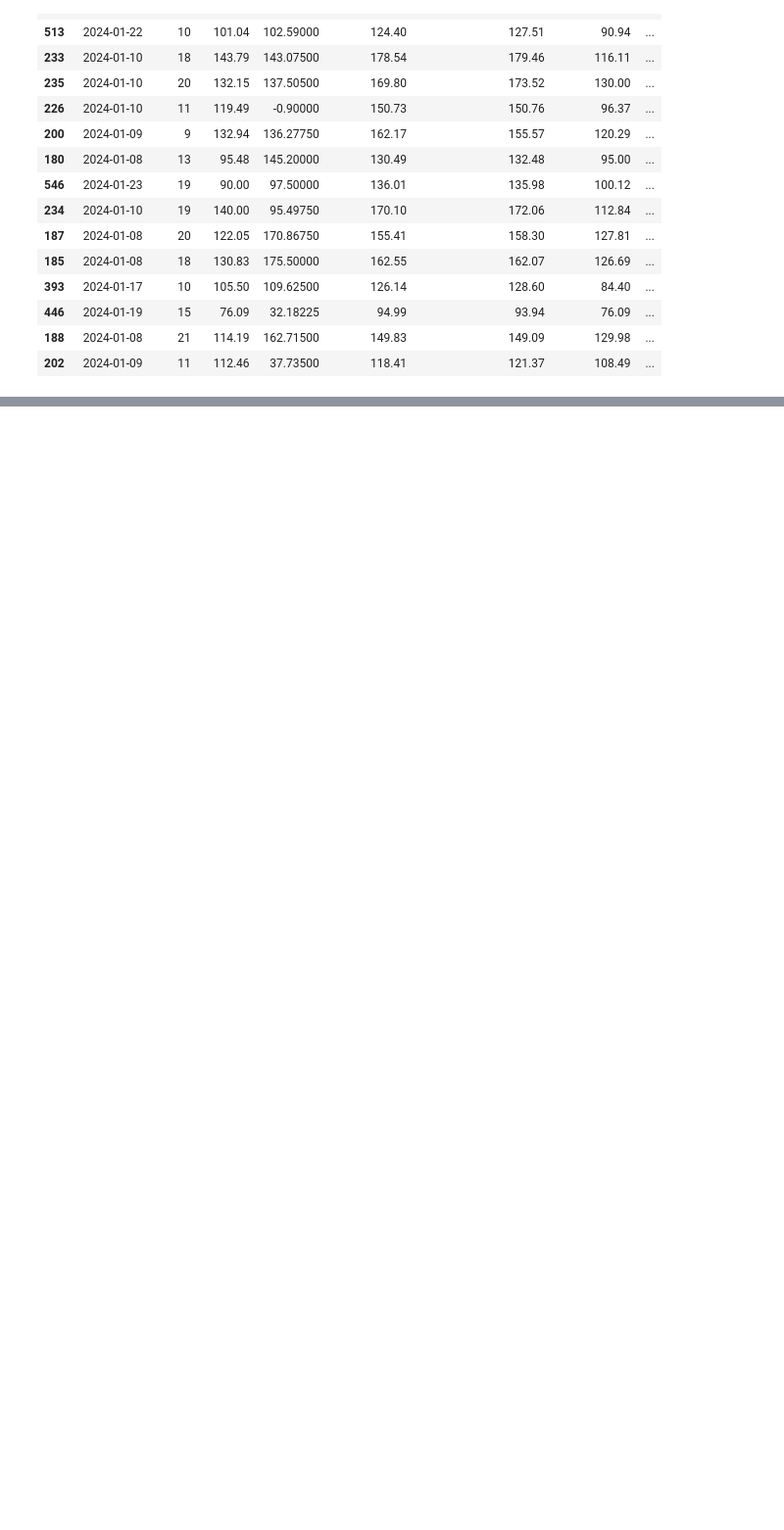
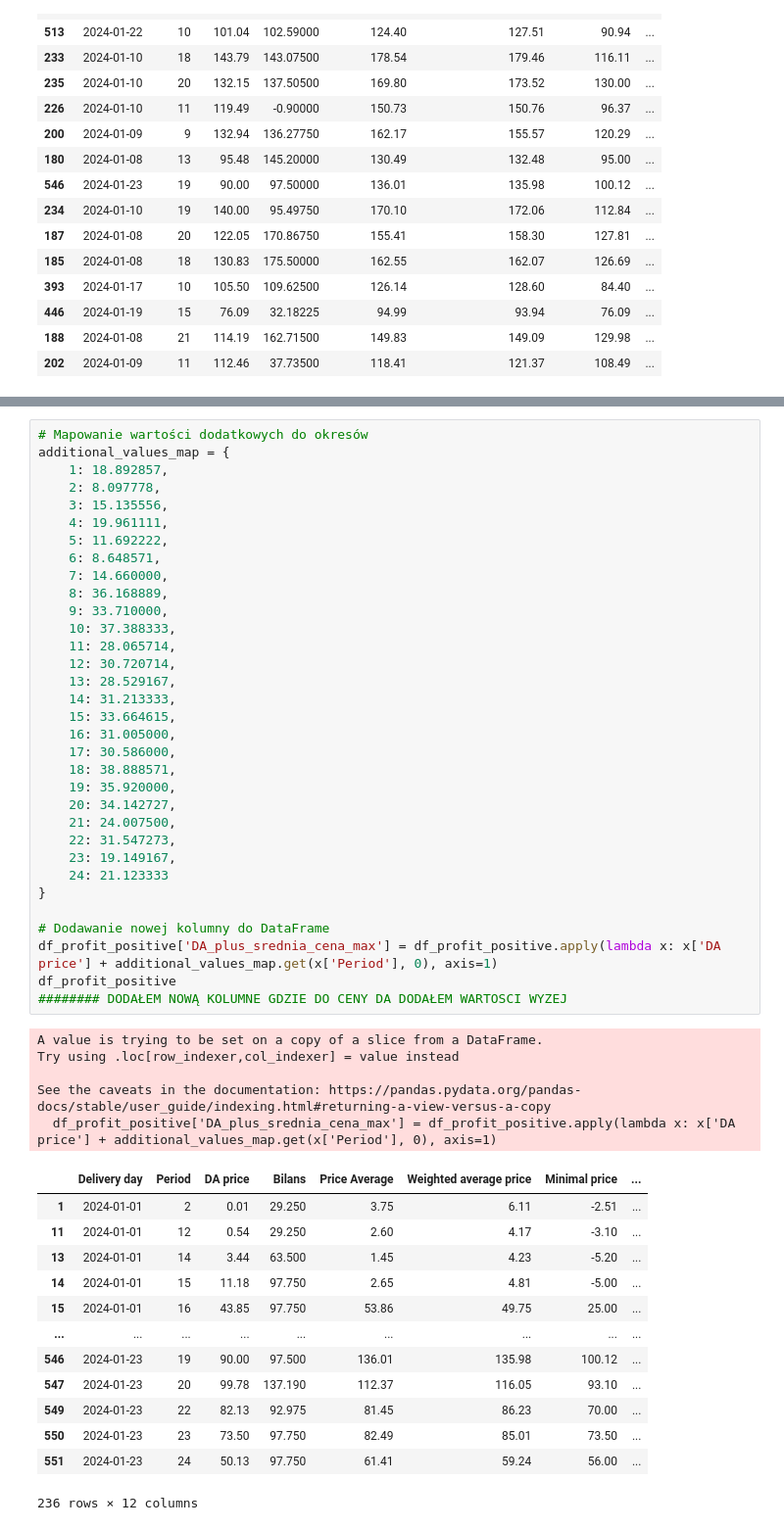
Before and after one commit to tomektom10/dataScienceBootCamp, a Jupyter notebook: ENERGIA_2024_OBLICZENIA_DLA_GODZIN.ipynb, the cells around one changed output, grey strips where cells are left out. Shown: that part at 98% size. Saved outputs shown, nothing was run; the diff lists cells and outputs as text; blank space fills up the shorter version.

```diff
--- a/ENERGIA_2024_OBLICZENIA_DLA_GODZIN.ipynb
+++ b/ENERGIA_2024_OBLICZENIA_DLA_GODZIN.ipynb
@@ -291,0 +332,52 @@ top_10_differences  # Wyświetlenie wyników
+# %%
+# Mapowanie wartości dodatkowych do okresów
+additional_values_map = {
+    1: 18.892857,
+    2: 8.097778,
+    3: 15.135556,
+    4: 19.961111,
+    5: 11.692222,
+    6: 8.648571,
+    7: 14.660000,
+    8: 36.168889,
+    9: 33.710000,
+    10: 37.388333,
+    11: 28.065714,
+    12: 30.720714,
+    13: 28.529167,
+    14: 31.213333,
+    15: 33.664615,
+    16: 31.005000,
+    17: 30.586000,
+    18: 38.888571,
+    19: 35.920000,
+    20: 34.142727,
+    21: 24.007500,
+    22: 31.547273,
+    23: 19.149167,
+    24: 21.123333
+}
+
+# Dodawanie nowej kolumny do DataFrame
+df_profit_positive['DA_plus_srednia_cena_max'] = df_profit_positive.apply(lambda x: x['DA price'] + additional_values_map.get(x['Period'], 0), axis=1)
+df_profit_positive
+######## DODAŁEM NOWĄ KOLUMNE GDZIE DO CENY DA DODAŁEM WARTOSCI WYZEJ
+# %% [output]
+A value is trying to be set on a copy of a slice from a DataFrame.
+Try using .loc[row_indexer,col_indexer] = value instead
+
+See the caveats in the documentation: https://pandas.pydata.org/pandas-docs/stable/user_guide/indexing.html#returning-a-view-versus-a-copy
+  df_profit_positive['DA_plus_srednia_cena_max'] = df_profit_positive.apply(lambda x: x['DA price'] + additional_values_map.get(x['Period'], 0), axis=1)
+|  | Delivery day | Period | DA price | Bilans | Price Average | Weighted average price | Minimal price | ... |
+| 1 | 2024-01-01 | 2 | 0.01 | 29.250 | 3.75 | 6.11 | -2.51 | ... |
+| 11 | 2024-01-01 | 12 | 0.54 | 29.250 | 2.60 | 4.17 | -3.10 | ... |
+| 13 | 2024-01-01 | 14 | 3.44 | 63.500 | 1.45 | 4.23 | -5.20 | ... |
+| 14 | 2024-01-01 | 15 | 11.18 | 97.750 | 2.65 | 4.81 | -5.00 | ... |
+| 15 | 2024-01-01 | 16 | 43.85 | 97.750 | 53.86 | 49.75 | 25.00 | ... |
+| ... | ... | ... | ... | ... | ... | ... | ... | ... |
+| 546 | 2024-01-23 | 19 | 90.00 | 97.500 | 136.01 | 135.98 | 100.12 | ... |
+| 547 | 2024-01-23 | 20 | 99.78 | 137.190 | 112.37 | 116.05 | 93.10 | ... |
+| 549 | 2024-01-23 | 22 | 82.13 | 92.975 | 81.45 | 86.23 | 70.00 | ... |
+| 550 | 2024-01-23 | 23 | 73.50 | 97.750 | 82.49 | 85.01 | 73.50 | ... |
+| 551 | 2024-01-23 | 24 | 50.13 | 97.750 | 61.41 | 59.24 | 56.00 | ... |
+236 rows × 12 columns
```
Also changed, not shown: parts of 10 cells of this notebook.
